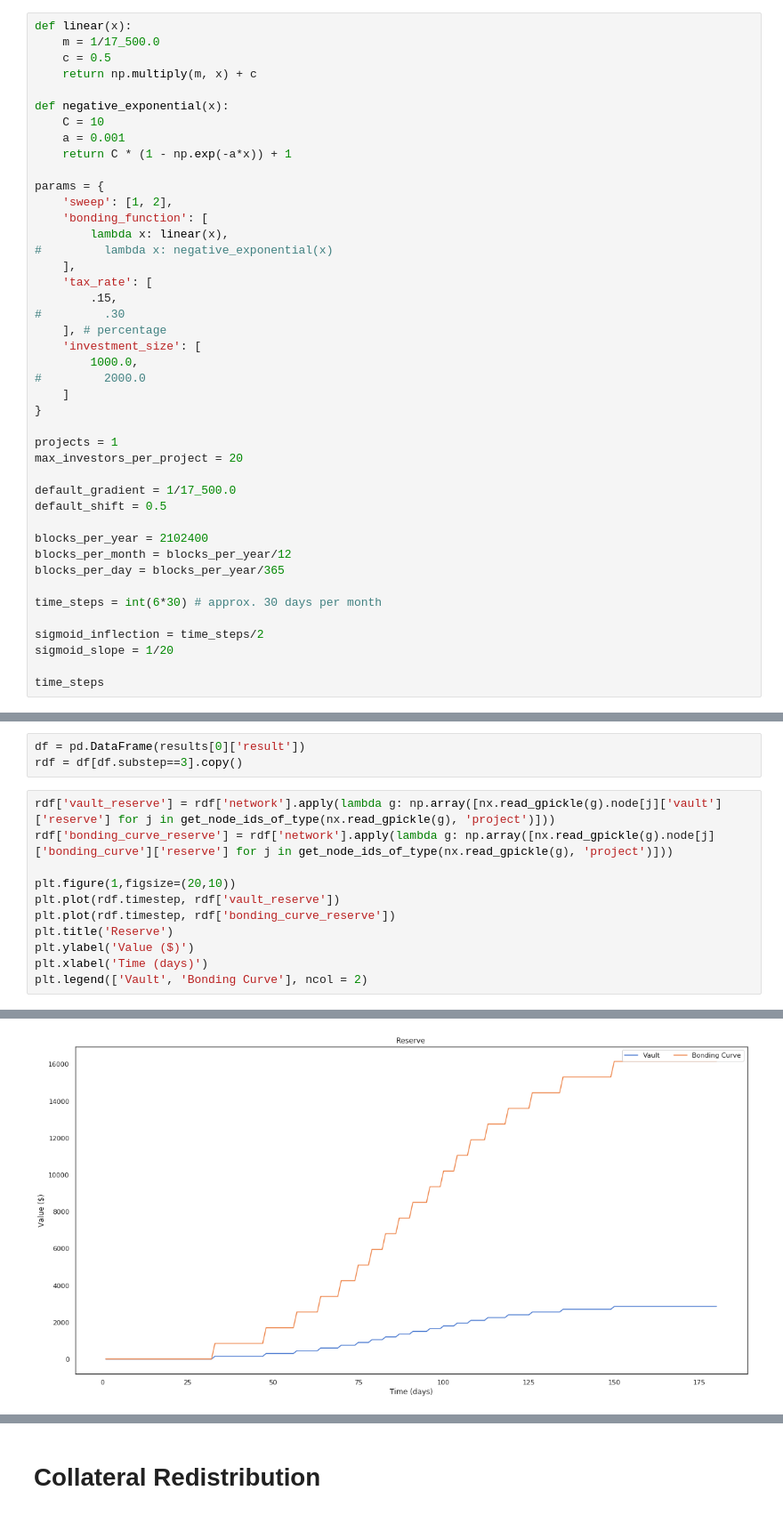
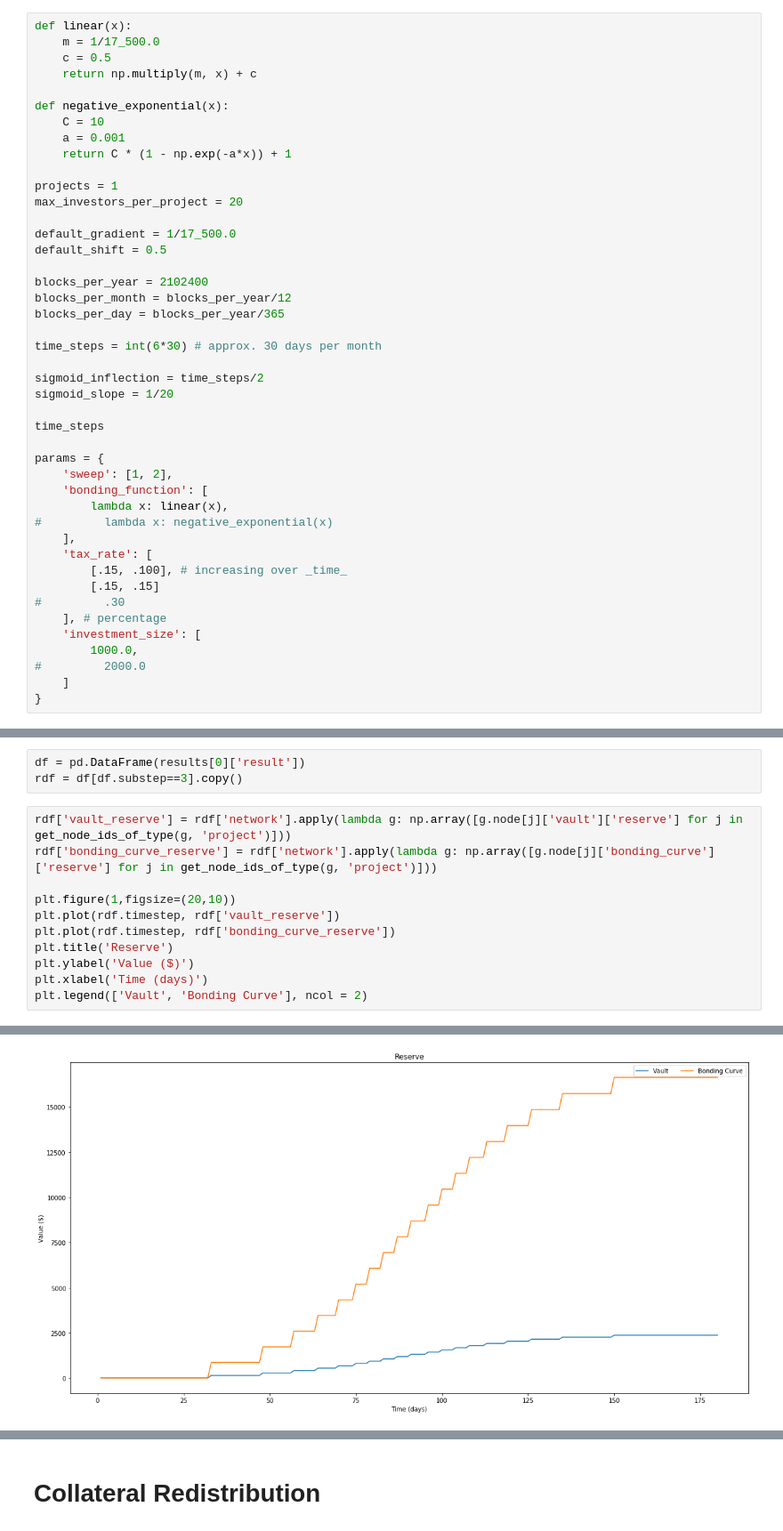
Before and after one commit to BenSchZA/system-modelling-scratchpad, a Jupyter notebook: jupyter-lab-environment/workspace/molecule-alpha.ipynb, the cells around one changed output, grey strips where cells are left out. Shown at 89% size. Cells and saved outputs as stored; diff of their text form.

```diff
--- a/jupyter-lab-environment/workspace/molecule-alpha.ipynb
+++ b/jupyter-lab-environment/workspace/molecule-alpha.ipynb
@@ -97,22 +97,6 @@ def negative_exponential(x):
     C = 10
     a = 0.001
     return C * (1 - np.exp(-a*x)) + 1
-
-params = {
-    'sweep': [1, 2],
-    'bonding_function': [
-        lambda x: linear(x),
-#         lambda x: negative_exponential(x)
-    ],
-    'tax_rate': [
-        .15,
-#         .30
-    ], # percentage
-    'investment_size': [
-        1000.0,
-#         2000.0
-    ]
-}
 
 projects = 1
 max_investors_per_project = 20
@@ -130,3 +114,20 @@ sigmoid_inflection = time_steps/2
 sigmoid_slope = 1/20
 
 time_steps
+
+params = {
+    'sweep': [1, 2],
+    'bonding_function': [
+        lambda x: linear(x),
+#         lambda x: negative_exponential(x)
+    ],
+    'tax_rate': [
+        [.15, .100], # increasing over _time_
+        [.15, .15]
+#         .30
+    ], # percentage
+    'investment_size': [
+        1000.0,
+#         2000.0
+    ]
+}
@@ -784,19 +808,19 @@ results[1]['result']
 df = pd.DataFrame(results[0]['result'])
 rdf = df[df.substep==3].copy()
 # %%
-rdf['vault_reserve'] = rdf['network'].apply(lambda g: np.array([nx.read_gpickle(g).node[j]['vault']['reserve'] for j in get_node_ids_of_type(nx.read_gpickle(g), 'project')]))
-rdf['bonding_curve_reserve'] = rdf['network'].apply(lambda g: np.array([nx.read_gpickle(g).node[j]['bonding_curve']['reserve'] for j in get_node_ids_of_type(nx.read_gpickle(g), 'project')]))
+rdf['vault_reserve'] = rdf['network'].apply(lambda g: np.array([g.node[j]['vault']['reserve'] for j in get_node_ids_of_type(g, 'project')]))
+rdf['bonding_curve_reserve'] = rdf['network'].apply(lambda g: np.array([g.node[j]['bonding_curve']['reserve'] for j in get_node_ids_of_type(g, 'project')]))
 
 plt.figure(1,figsize=(20,10))
 plt.plot(rdf.timestep, rdf['vault_reserve'])
 plt.plot(rdf.timestep, rdf['bonding_curve_reserve'])
 plt.title('Reserve')
 plt.ylabel('Value ($)')
 plt.xlabel('Time (days)')
 plt.legend(['Vault', 'Bonding Curve'], ncol = 2)
 # %% [output]
 <matplotlib.legend.Legend at 0x...>
-[figure, old version]
+[figure, new version]
 # %%
 def investor_balance(g):
     projects = get_node_ids_of_type(g, 'project')
```
Also changed, not shown: parts of 12 cells of this notebook, 3 other files.
